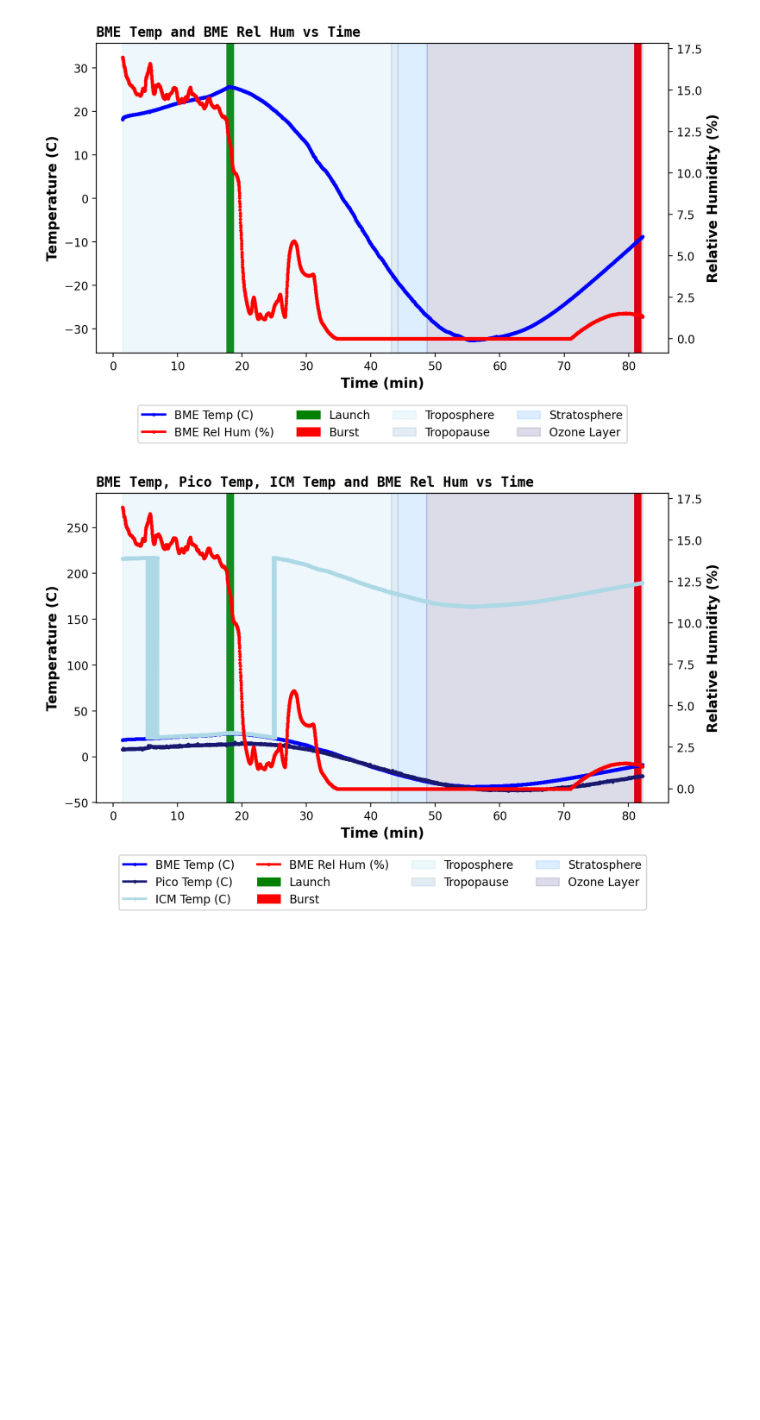
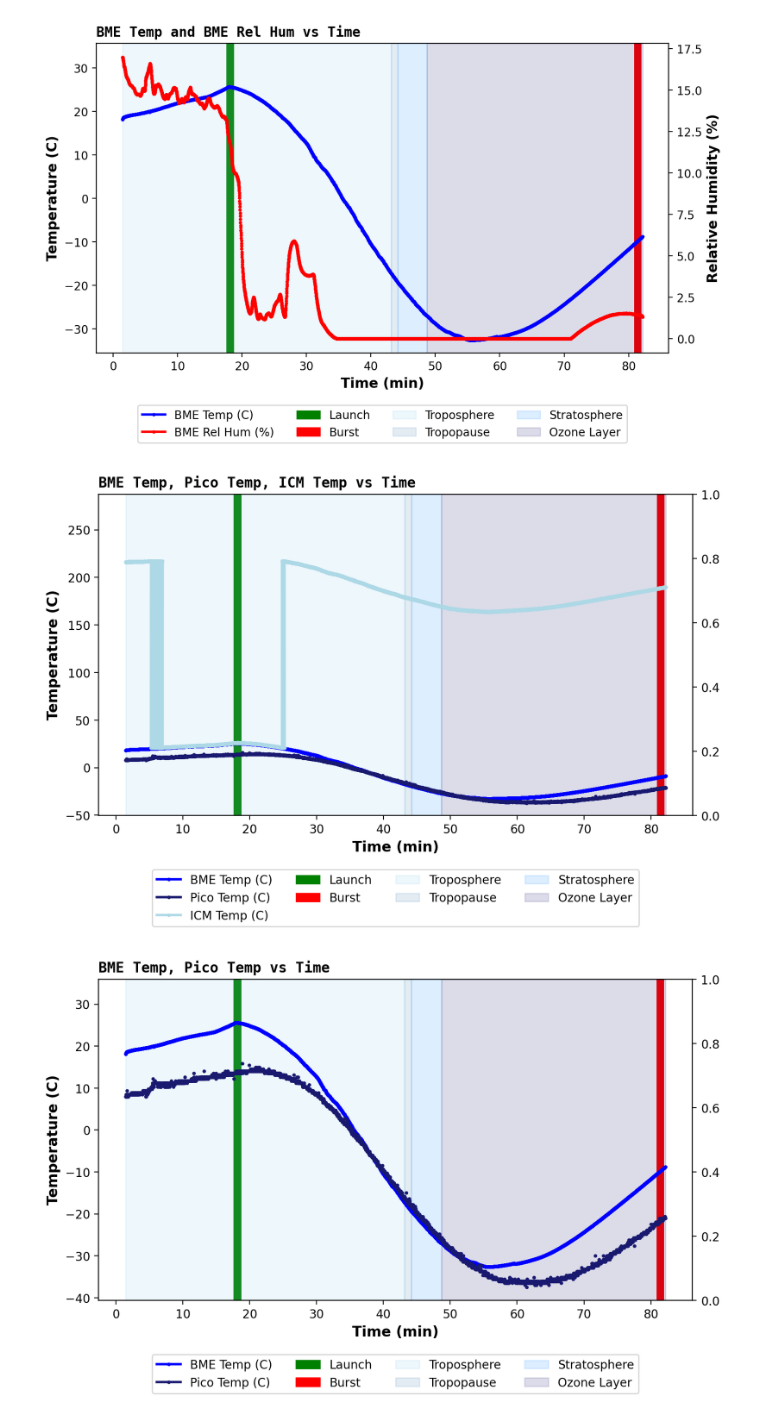
Before and after one commit to ASU-ASCEND/Fall-2024, a Jupyter notebook: DataProcessing/Traditional/GeneralGraphing.ipynb, the cells around one changed output. Saved outputs shown, nothing was run; the diff lists cells and outputs as text; code cells hidden in the pictures; blank space fills up the shorter version.

Commit message:
fixed some customPlot bugs and graphed the temperature

```diff
--- a/DataProcessing/Traditional/GeneralGraphing.ipynb
+++ b/DataProcessing/Traditional/GeneralGraphing.ipynb
@@ -349,11 +349,12 @@ def customPlot(df,
 
     ax2 = ax.twinx()
 
-    ax2.set_ylabel(f"{right_y_axis[0]} ({right_y_axis[1]})", fontsize="large", fontweight="bold")
-    for col in right_y_cols:
-        line = plt.plot(x_col, col[0], data=df, marker='o', markersize=2, color=col[2], linewidth=2, label=f"{col[1]} ({right_y_axis[1]})")
-        legendObj += line
-        legendLabels.append(line[0].get_label())
+    if(right_y_axis != None):
+        ax2.set_ylabel(f"{right_y_axis[0]} ({right_y_axis[1]})", fontsize="large", fontweight="bold")
+        for col in right_y_cols:
+            line = plt.plot(x_col, col[0], data=df, marker='o', markersize=2, color=col[2], linewidth=2, label=f"{col[1]} ({right_y_axis[1]})")
+            legendObj += line
+            legendLabels.append(line[0].get_label())
 
     ax.set_ylim([None, ax.get_ylim()[1] * 1.25]);
     if(reverse_and_log):
@@ -375,8 +376,8 @@ def customPlot(df,
 
     ax.legend(legendObj, legendLabels, loc='upper center', bbox_to_anchor=(0.5, -0.15), ncol=4)
 
-    plt.savefig(os.path.join(graph_folder, f"{'_'.join(plot_title.replace(',','').split())}.svg"))
-    plt.savefig(os.path.join(graph_folder, f"{'_'.join(plot_title.replace(',','').split())}.png"))
+    plt.savefig(os.path.join(graph_folder, f"{'_'.join(plot_title.replace(',','').split())}.svg"), bbox_inches='tight')
+    plt.savefig(os.path.join(graph_folder, f"{'_'.join(plot_title.replace(',','').split())}.png"), bbox_inches='tight')
 
     plt.show()
 # %%
@@ -408,15 +409,40 @@ customPlot(df = flash_df,
 # %%
 customPlot(df = flash_df,
            x_axis = ("Time", "min"),
            x_col = "Minutes(millis)",
            left_y_axis = ("Temperature", "C"),
            left_y_cols = [("BMETemp(C)", "BME Temp", "blue"),
                           ("PicoTemp(C)", "Pico Temp", "midnightblue"),
                           ("ICM TempC", "ICM Temp", "lightblue")],
-           right_y_axis = ("Relative Humidity", "%"),
-           right_y_cols = [("BMEHum(%)", "BME Rel Hum", "red")],
+           right_y_axis = None,
+           right_y_cols = None,
            fills = shaders,
            fills_index_offset = 0,
            reverse_and_log = False)
+
+customPlot(df = flash_df,
+           x_axis = ("Time", "min"),
+           x_col = "Minutes(millis)",
+           left_y_axis = ("Temperature", "C"),
+           left_y_cols = [("BMETemp(C)", "BME Temp", "blue"),
+                          ("PicoTemp(C)", "Pico Temp", "midnightblue")],
+           right_y_axis = None,
+           right_y_cols = None,
+           fills = shaders,
+           fills_index_offset = 0,
+           reverse_and_log = False)
+
+customPlot(df = flash_df,
+           x_axis = ("Pressure", "hPa"),
+           x_col = "BMEPress(hPa)",
+           left_y_axis = ("Temperature", "C"),
+           left_y_cols = [("BMETemp(C)", "BME Temp", "blue"),
+                          ("PicoTemp(C)", "Pico Temp", "midnightblue")],
+           right_y_axis = None,
+           right_y_cols = None,
+           fills = shaders,
+           fills_index_offset = 2,
+           reverse_and_log = True)
 # %% [output]
-[figure, old version]
+[figure, new version]
+[figure, added]
```
Also changed, not shown: parts of 1 cell of this notebook, 16 other files.
